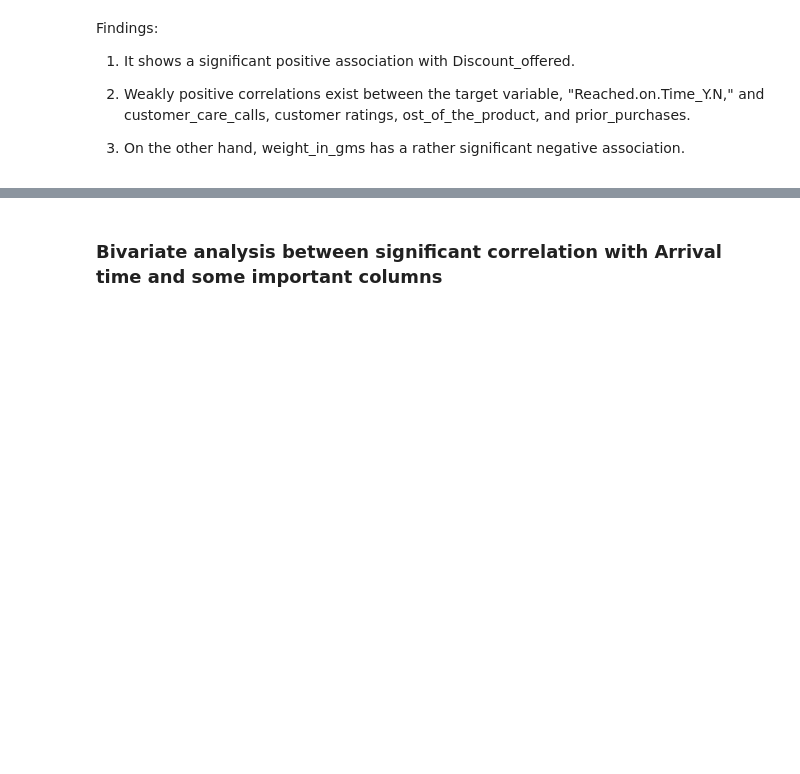
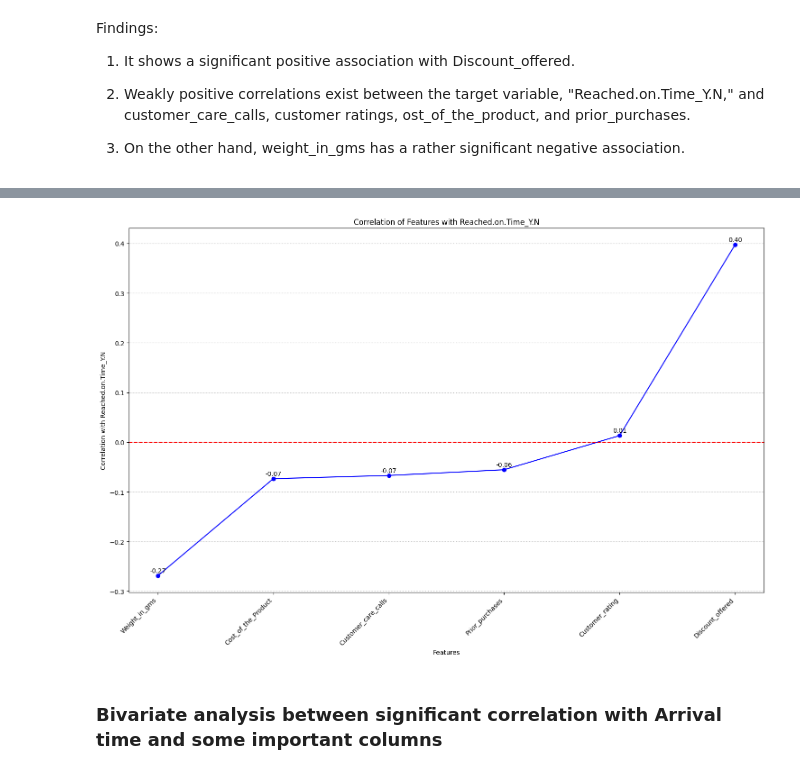
Before and after one commit to chaitaliijawale/Stride_Case_Study, a Jupyter notebook: Prototype_development/Phase1/Stride_dev1_EDA.ipynb, the cells around one changed output, grey strips where cells are left out. Saved outputs shown, nothing was run; the diff lists cells and outputs as text; code cells hidden in the pictures; blank space fills up the shorter version.

```diff
--- a/Prototype_development/Phase1/Stride_dev1_EDA.ipynb
+++ b/Prototype_development/Phase1/Stride_dev1_EDA.ipynb
@@ -258,3 +258,9 @@ Findings:
 2. Weakly positive correlations exist between the target variable, "Reached.on.Time_Y.N," and customer_care_calls, customer ratings, ost_of_the_product, and prior_purchases.
 
 3. On the other hand, weight_in_gms has a rather significant negative association.
+# %%
+#checking the correlation of sclaed dataframe with respect to Reached.on.Time_Y.N
+correlation_with_new_features = Stridedf_ua.corrwith(Stridedf_ua['Reached.on.Time_Y.N']).reset_index()
+correlation_with_new_features.columns = ['Features', 'Correlation with Reached.on.Time_Y.N']
+correlation_with_new_features =  correlation_with_new_features.sort_values(by='Correlation with Reached.on.Time_Y.N', ascending=True)
+correlation_with_new_features
@@ -261,3 +276,33 @@ Findings:
+# %%
+correlation_with_new_features = correlation_with_new_features.sort_values(by='Correlation with Reached.on.Time_Y.N', ascending=True)
+correlation_with_new_features = correlation_with_new_features[correlation_with_new_features['Features'] != 'Reached.on.Time_Y.N']
+
+# Reset the index after filtering so thar we can get proper order for features
+correlation_with_new_features = correlation_with_new_features.reset_index(drop=True)
+
+# Plotting the line chart for all features related to reached on time
+plt.figure(figsize=(15, 10))
+plt.plot(correlation_with_new_features['Features'], correlation_with_new_features['Correlation with Reached.on.Time_Y.N'], marker='o', color='b')
+plt.axhline(y=0, color='r', linestyle='dashed', linewidth=1.5)
+plt.xlabel('Features')
+plt.ylabel('Correlation with Reached.on.Time_Y.N')
+plt.title('Correlation of Features with Reached.on.Time_Y.N')
+plt.xticks(rotation=45, ha='right')
+plt.grid(True, axis='y', linestyle='dotted')
+plt.tight_layout()
+
+# Annotating the correlation values on the plot to add title to every feature with their correlation number
+for i in range(len(correlation_with_new_features)):
+    plt.annotate(f"{correlation_with_new_features['Correlation with Reached.on.Time_Y.N'][i]:.2f}",
+                 (correlation_with_new_features['Features'][i], correlation_with_new_features['Correlation with Reached.on.Time_Y.N'][i]),
+                 textcoords="offset points",
+                 xytext=(0, 5),
+                 ha='center')
+
+# Display the plot
+plt.show()
+# %% [output]
+[figure, added]
 # %% [markdown]
 ### Bivariate analysis between significant correlation with Arrival time and some important columns
 # %% [markdown]
```
Also changed, not shown: parts of 8 cells of this notebook, 27 other files.
